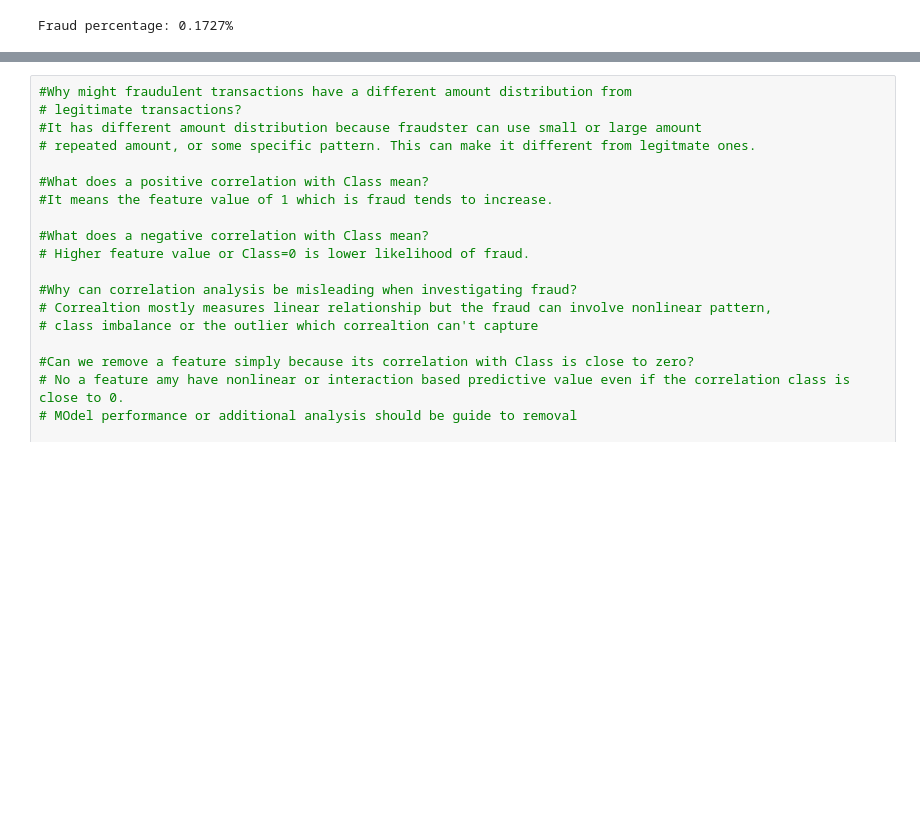
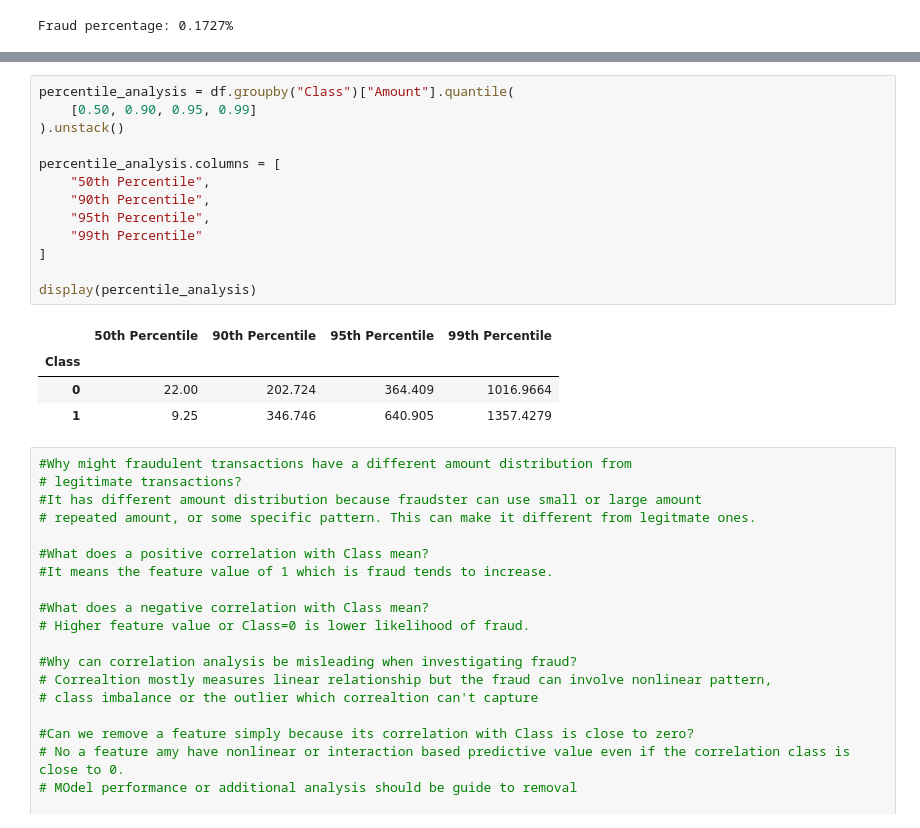
Before and after one commit to VoidStackLabs/VoidStack-Sentinel, a Jupyter notebook: notebooks/01_exploratory_data_analysis.ipynb, the cells around one changed output, grey strips where cells are left out. Saved outputs shown, nothing was run; the diff lists cells and outputs as text; blank space fills up the shorter version.

Commit message:
Adding the EDA conclusion and fixed some issue while adding the percentile analysis with class and amount

```diff
--- a/notebooks/01_exploratory_data_analysis.ipynb
+++ b/notebooks/01_exploratory_data_analysis.ipynb
@@ -287,3 +307,21 @@ Fraud percentage: 0.1727%
+# %%
+percentile_analysis = df.groupby("Class")["Amount"].quantile(
+    [0.50, 0.90, 0.95, 0.99]
+).unstack()
+
+percentile_analysis.columns = [
+    "50th Percentile",
+    "90th Percentile",
+    "95th Percentile",
+    "99th Percentile"
+]
+
+display(percentile_analysis)
+# %% [output]
+|  | 50th Percentile | 90th Percentile | 95th Percentile | 99th Percentile |
+| Class |  |  |  |  |
+| 0 | 22.00 | 202.724 | 364.409 | 1016.9664 |
+| 1 | 9.25 | 346.746 | 640.905 | 1357.4279 |
 # %%
 #Why might fraudulent transactions have a different amount distribution from
 # legitimate transactions?
```
Also changed, not shown: parts of 5 cells of this notebook.
